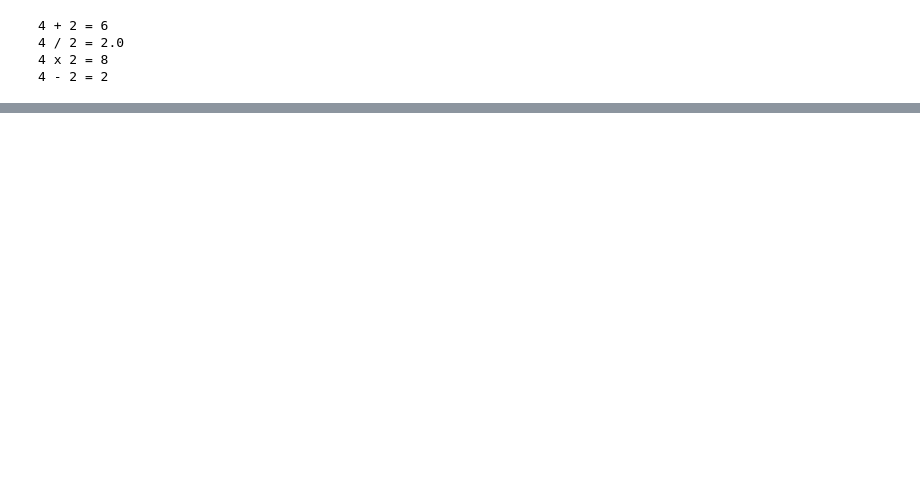
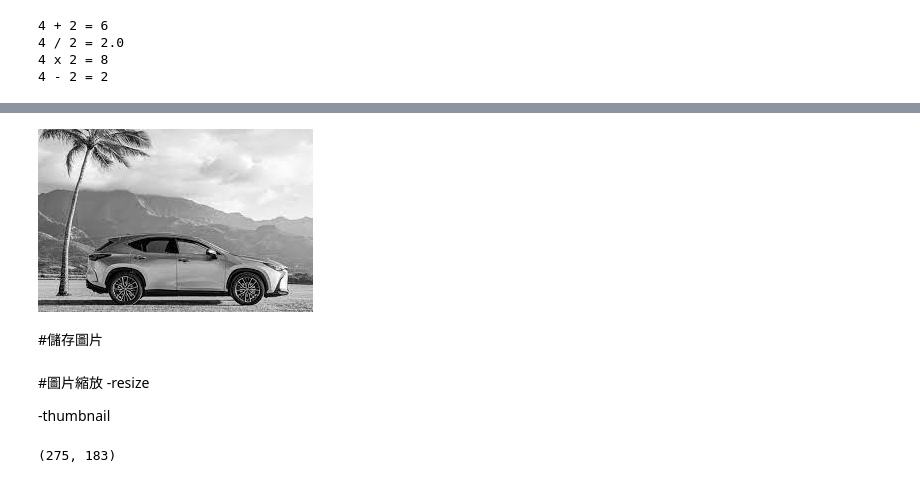
Before and after one commit to laiwung/20220702-python, a Jupyter notebook: 20220716.ipynb, the cells around one changed output, grey strips where cells are left out. Drawn from its saved outputs; the diff is of its cells as text; code cells hidden in the pictures; blank space fills up the shorter version.

```diff
--- a/20220716.ipynb
+++ b/20220716.ipynb
@@ -185,0 +349,8 @@ TypeError: ignored
+# %%
+im_gray = im.convert("L")
+# %%
+im_gray
+# %% [output]
+[figure, added]
+# %% [markdown]
+#儲存圖片
@@ -185,0 +359,9 @@ TypeError: ignored
+# %% [markdown]
+#圖片縮放
+-resize
+
+-thumbnail
+# %%
+im.size
+# %% [output]
+(275, 183)
```
Also changed, not shown: parts of 92 cells of this notebook.
